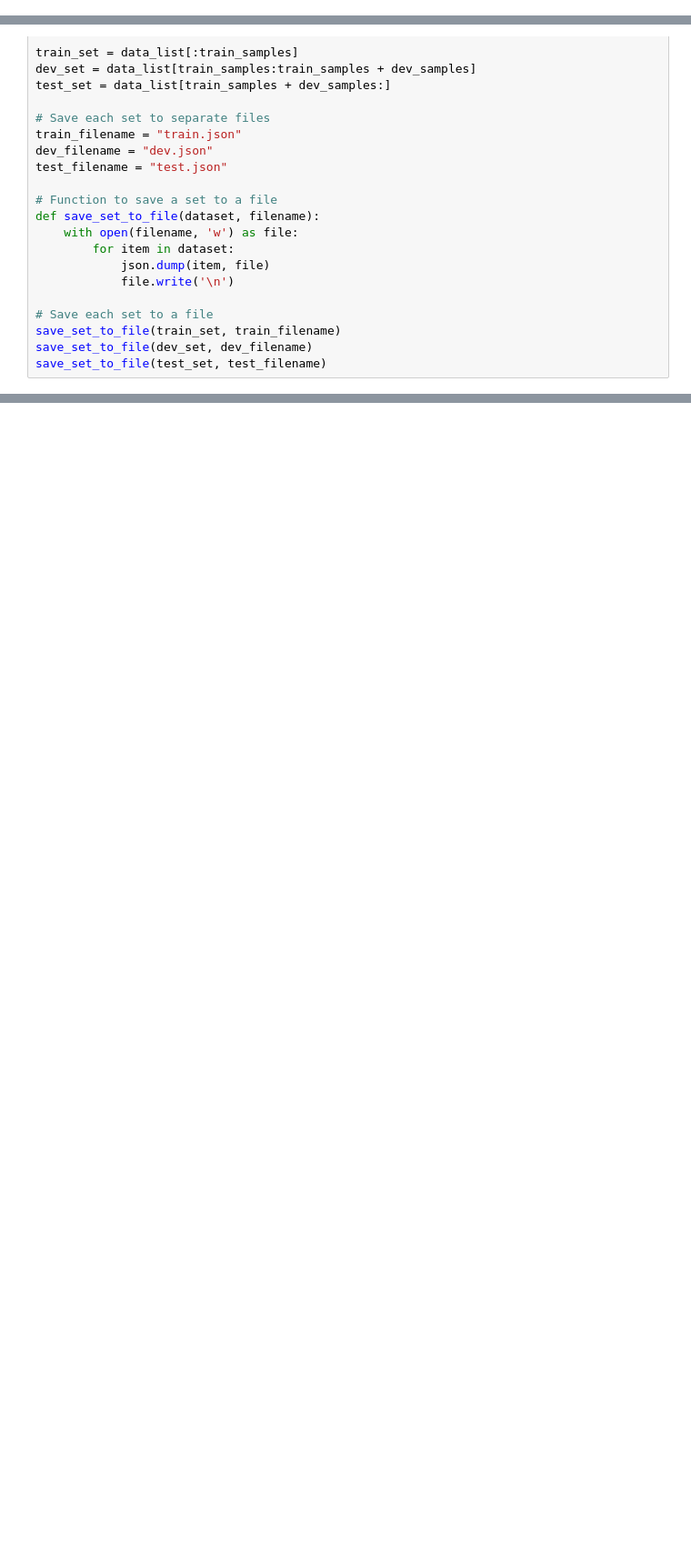
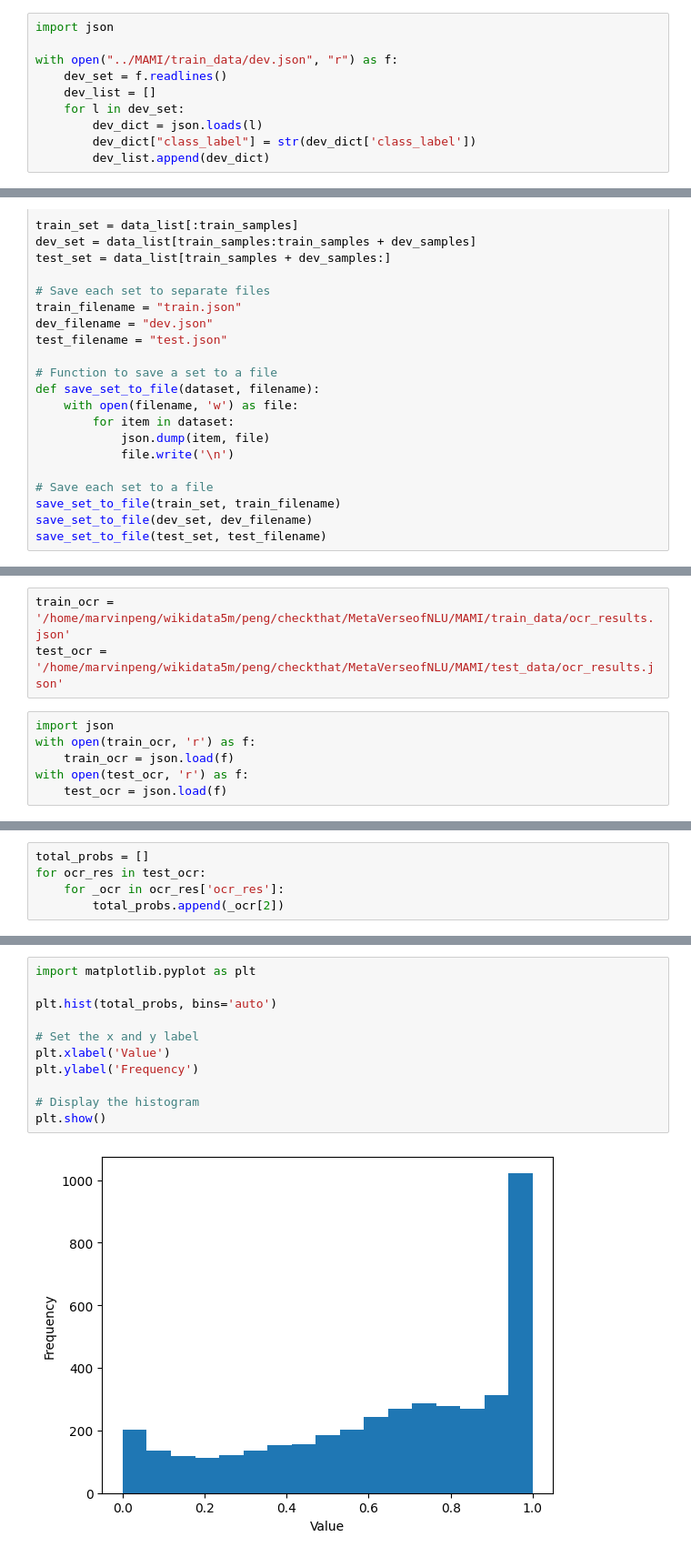
Before and after one commit to pengbohua/Flype-LAVIS, a Jupyter notebook: preprocessing/mami_preprocessing.ipynb, the cells around one changed output, grey strips where cells are left out. Shown at 91% size. Saved outputs shown, nothing was run; the diff lists cells and outputs as text; blank space fills up the shorter version.

```diff
--- a/preprocessing/mami_preprocessing.ipynb
+++ b/preprocessing/mami_preprocessing.ipynb
@@ -33,0 +53,10 @@ with open(json_file_path, 'w') as file:
+# %%
+import json
+
+with open("../MAMI/train_data/dev.json", "r") as f:
+    dev_set = f.readlines()
+    dev_list = []
+    for l in dev_set:
+        dev_dict = json.loads(l)
+        dev_dict["class_label"] = str(dev_dict['class_label'])
+        dev_list.append(dev_dict)
@@ -74,0 +127,9 @@ save_set_to_file(test_set, test_filename)
+# %%
+train_ocr = '/home/marvinpeng/wikidata5m/peng/checkthat/MetaVerseofNLU/MAMI/train_data/ocr_results.json'
+test_ocr = '/home/marvinpeng/wikidata5m/peng/checkthat/MetaVerseofNLU/MAMI/test_data/ocr_results.json'
+# %%
+import json
+with open(train_ocr, 'r') as f:
+    train_ocr = json.load(f)
+with open(test_ocr, 'r') as f:
+    test_ocr = json.load(f)
@@ -74,0 +173,5 @@ save_set_to_file(test_set, test_filename)
+# %%
+total_probs = []
+for ocr_res in test_ocr:
+    for _ocr in ocr_res['ocr_res']:
+        total_probs.append(_ocr[2])
@@ -74,0 +191,13 @@ save_set_to_file(test_set, test_filename)
+# %%
+import matplotlib.pyplot as plt
+
+plt.hist(total_probs, bins='auto')
+
+# Set the x and y label
+plt.xlabel('Value')
+plt.ylabel('Frequency')
+
+# Display the histogram
+plt.show()
+# %% [output]
+[figure, added]
```
Also changed, not shown: parts of 45 cells of this notebook, 16 other files.
